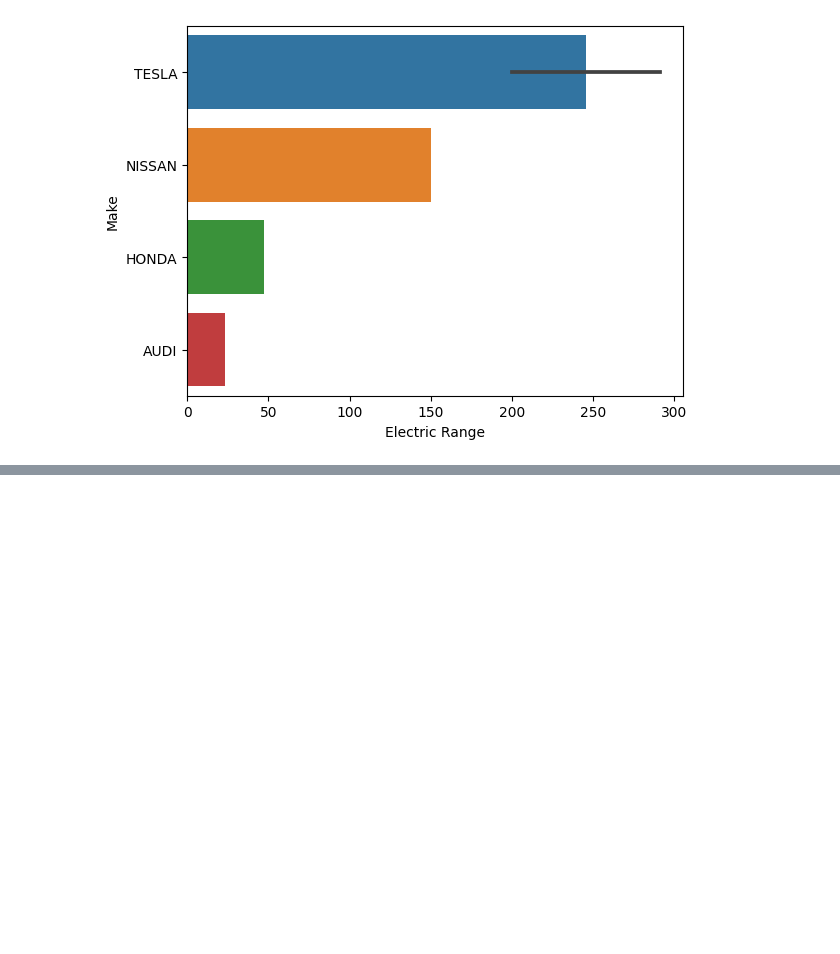
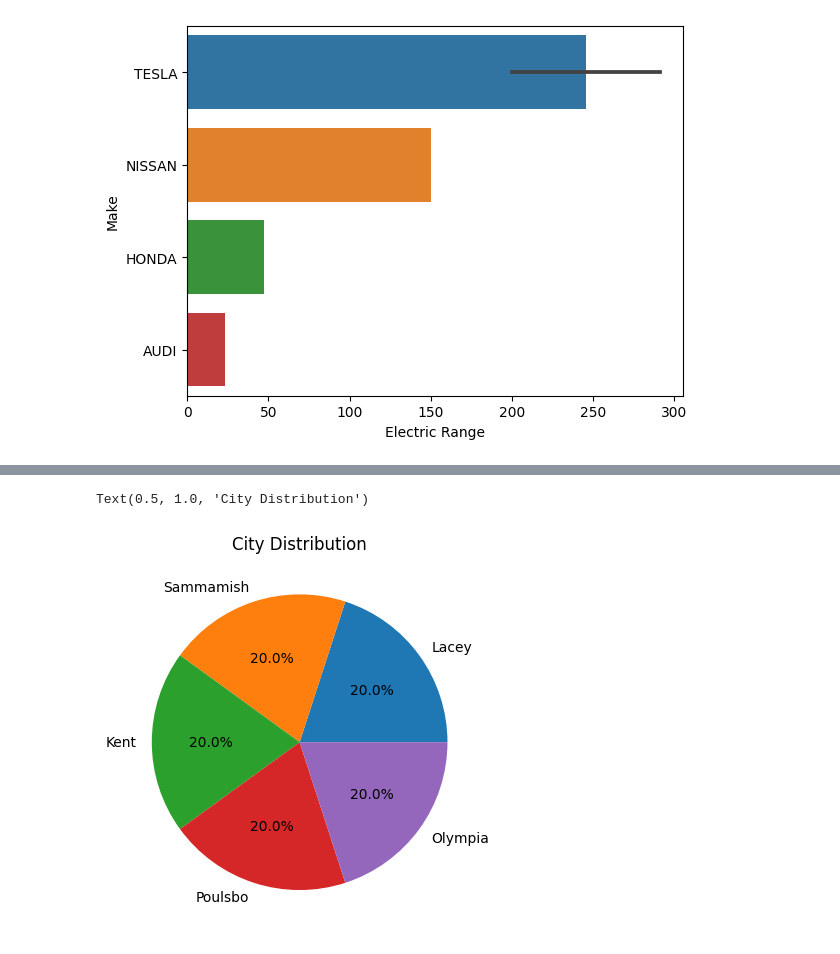
Before and after one commit to abbasmirza18/ml-internship, a Jupyter notebook: task2_ds2.ipynb, the cells around one changed output, grey strips where cells are left out. Saved outputs shown, nothing was run; the diff lists cells and outputs as text; code cells hidden in the pictures; blank space fills up the shorter version.

```diff
--- a/task2_ds2.ipynb
+++ b/task2_ds2.ipynb
@@ -110,0 +117,9 @@ sns.barplot(data, x="Electric Range", y="Make")
+# %%
+# Pie chart using matplotlib
+data = data.head(5)
+City = data['City'].value_counts()
+plt.pie(City.values, labels=City.index, autopct='%1.1f%%')
+plt.title("City Distribution")
+# %% [output]
+Text(0.5, 1.0, 'City Distribution')
+[figure, added]
```
Also changed, not shown: parts of 1 cell of this notebook.
